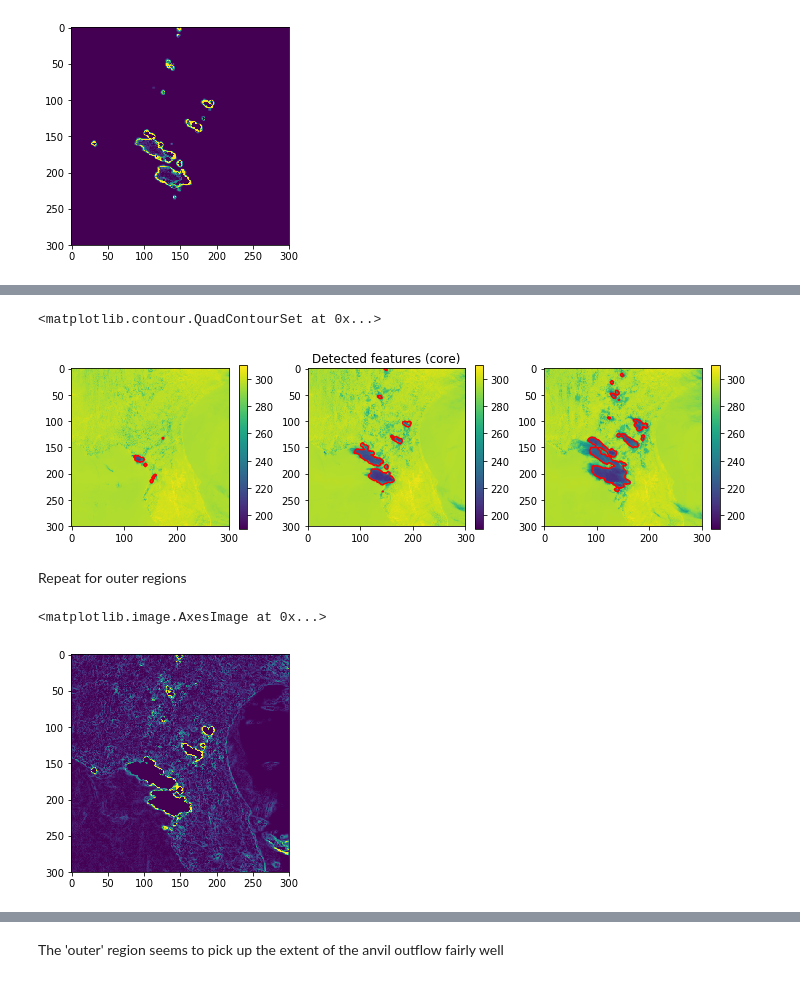
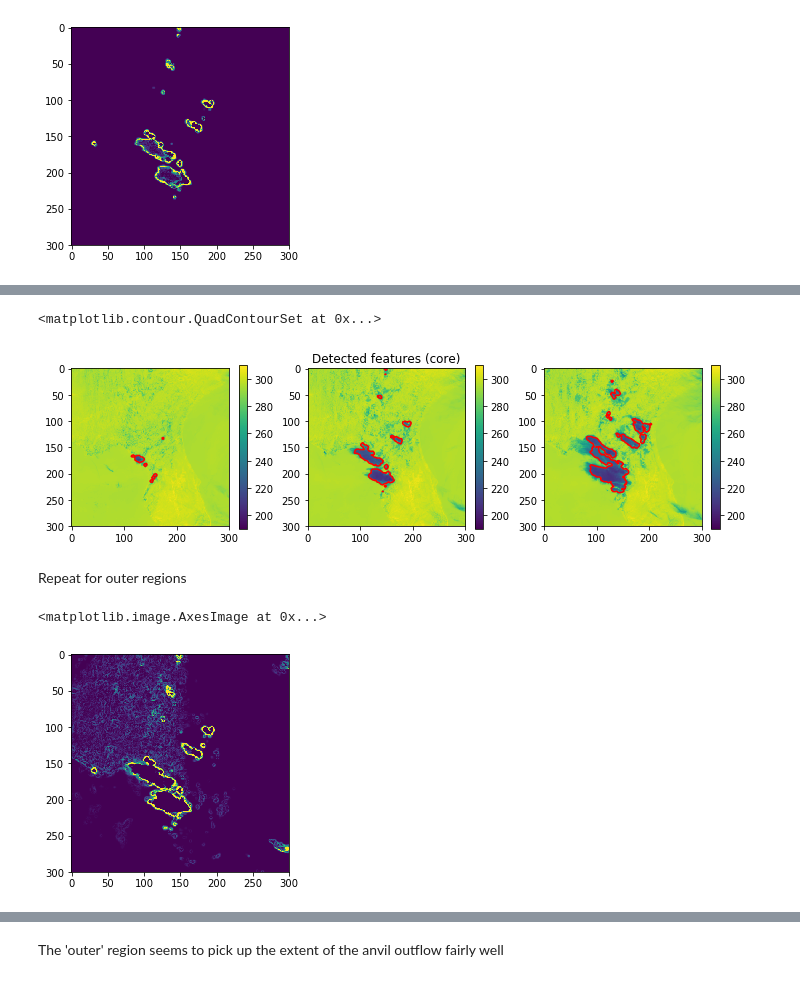
Before and after one commit to w-k-jones/python_toolbox, a Jupyter notebook: examples/Flow_tracking_example.ipynb, the cells around one changed output, grey strips where cells are left out. Cells and saved outputs as stored; diff of their text form; code cells hidden in the pictures.

```diff
--- a/examples/Flow_tracking_example.ipynb
+++ b/examples/Flow_tracking_example.ipynb
@@ -105,9 +105,11 @@ Text(0.5,1,'Y flow vector')
 # %%
 # this gets a 3*arr.shape array of the field interpolated by one frame forwards and backwards
 bt_stack = opt_flow.get_flow_stack(C13_data, field_flow).data.rechunk((3,1,300,300))
+# %%
+dx, dy = abi_tools.get_abi_pixel_lengths(C13_data)
 # %%
 # delta t, and also the spatial second derivative to find peaks in the brightness temperature
 bt_dt = np.gradient(bt_stack, axis=0)[1]
-bt_grad = np.gradient(np.gradient(bt_stack[1], axis=1), axis=1) + np.gradient(np.gradient(bt_stack[1], axis=2), axis=2)
+bt_grad = np.gradient(np.gradient(bt_stack[1], axis=1), axis=1)/dy**2 + np.gradient(np.gradient(bt_stack[1], axis=2), axis=2)/dx**2
 # %%
 fig, ax = plt.subplots(1,3,figsize=(12,3))
@@ -128,7 +130,9 @@ Text(0.5,1,'grad BT smoothed')
 # %% [markdown]
 By multiplying these fields we can get a metric for how much a peak in the BT field (positive grad) is growing (negative BTdt)
 # %%
-bt_growth = np.minimum(np.maximum(np.maximum(-bt_dt,0)*ndi.gaussian_filter(bt_grad,(0,1.5,1.5))/5,0),10)
+bt_growth = np.minimum(np.maximum(np.maximum(-bt_dt,0)
+                                  * np.minimum(np.maximum(ndi.gaussian_filter(bt_grad,(0,1.5,1.5)),0),1),
+                                  0),10)
 # gaussian filter applied to grad bt to reduce noise
 # %%
 #dilate the field in a semi-lagrangian way
@@ -212,21 +216,21 @@ New: [   1 3268]
 # %%
 fig, ax = plt.subplots(1,3,figsize=(12,3))
 
-m0 = ax[0].imshow(C13_data[0],vmin=190,vmax=310)
+m0 = ax[0].imshow(C13_data[12],vmin=190,vmax=310)
 plt.colorbar(m0, ax=ax[0])
-ax[0].contour(features[0],[0.5],colors=['red'])
+ax[0].contour(features[12],[0.5],colors=['red'])
 
-m1 = ax[1].imshow(C13_data[12],vmin=190,vmax=310)
+m1 = ax[1].imshow(C13_data[24],vmin=190,vmax=310)
 plt.colorbar(m1, ax=ax[1])
-ax[1].contour(features[12],[0.5],colors=['red'])
+ax[1].contour(features[24],[0.5],colors=['red'])
 ax[1].set_title('Detected features (core)')
 
-m2 = ax[2].imshow(C13_data[-1],vmin=190,vmax=310)
+m2 = ax[2].imshow(C13_data[36],vmin=190,vmax=310)
 plt.colorbar(m2, ax=ax[2])
-ax[2].contour(features[-1],[0.5],colors=['red'])
+ax[2].contour(features[36],[0.5],colors=['red'])
 # %% [output]
 <matplotlib.contour.QuadContourSet at 0x...>
-[figure, old version]
+[figure, new version]
 # %% [markdown]
 Repeat for outer regions
 # %%
@@ -235,7 +239,7 @@ outer_edges = opt_flow.flow_sobel(opt_flow.get_flow_stack(
                                       xr.DataArray(
                                           np.minimum(np.maximum(
                                               opt_flow.flow_convolve(
-                                                  opt_flow.get_flow_stack((wvd+swd+bt_growth_dilate).compute(),
+                                                  opt_flow.get_flow_stack((wvd+swd+bt_growth_dilate-5).compute(),
                                                                           field_flow, method='linear').to_masked_array(),
                                                   function=np.nanmax)
                                               , lower_thresh), upper_thresh),
@@ -243,10 +247,10 @@ outer_edges = opt_flow.flow_sobel(opt_flow.get_flow_stack(
                                       field_flow).compute().to_masked_array(),
                                   direction='uphill', magnitude=True)
 # %%
-plt.imshow(outer_edges[12],vmin=0,vmax=50)
+plt.imshow(outer_edges[24],vmin=0,vmax=50)
 # %% [output]
 <matplotlib.image.AxesImage at 0x...>
-[figure, old version]
+[figure, new version]
 # %%
 # Watershed
 outer = opt_flow.flow_network_watershed(outer_edges, features, field_flow, mask=mask,
```
Also changed, not shown: parts of 11 cells of this notebook, 1 other file.
